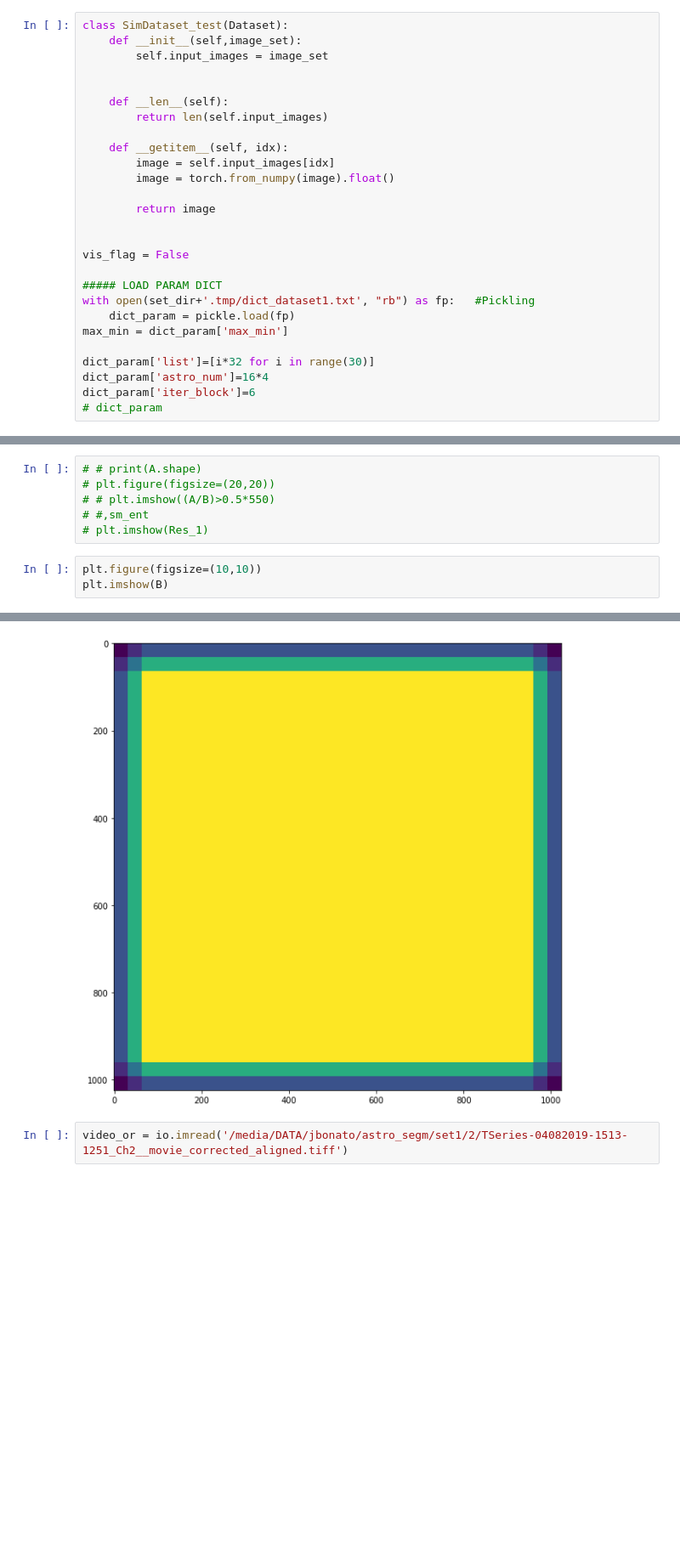
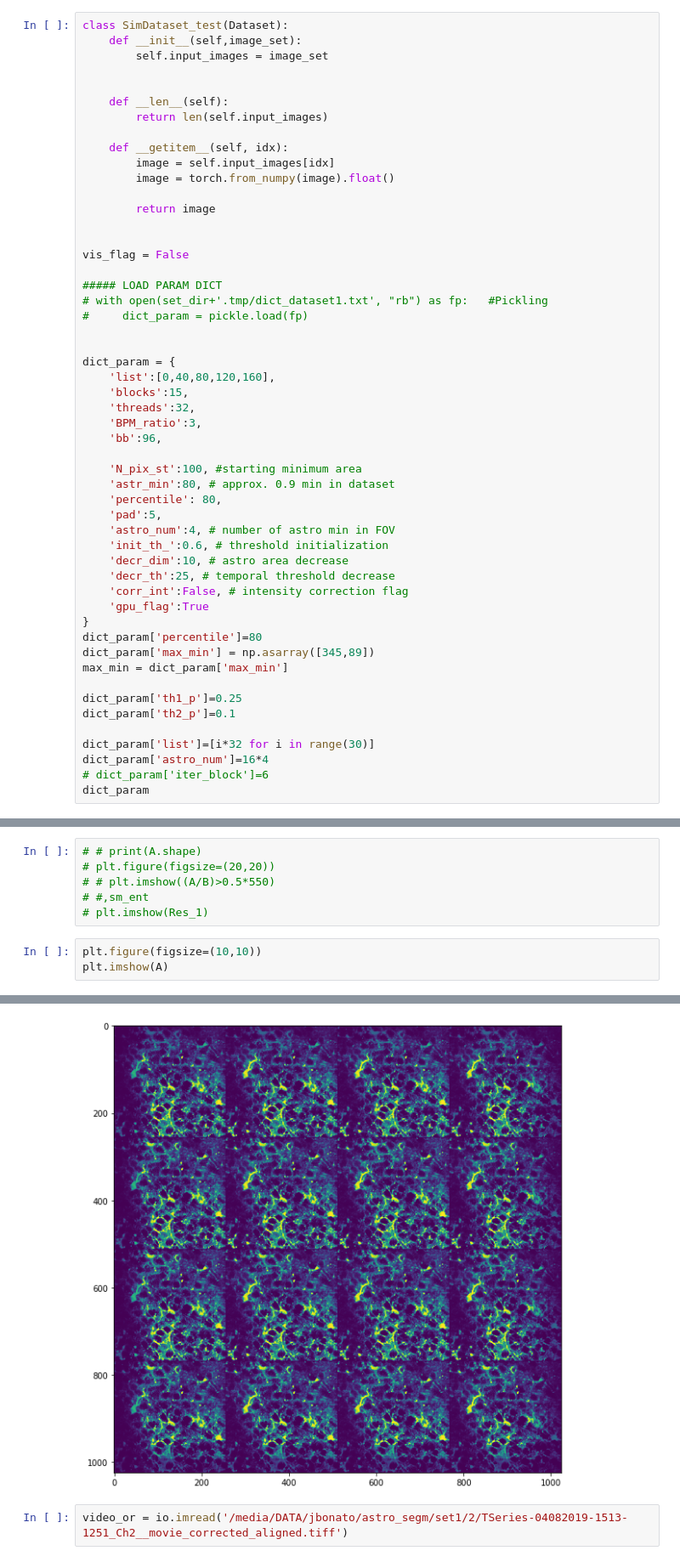
Before and after one commit to jbonato1/ASTRA, a Jupyter notebook: notebook/dev/Inference_Pipeline_meso.ipynb, the cells around one changed output, grey strips where cells are left out. Shown at 85% size. Cells and saved outputs as stored; diff of their text form; blank space fills up the shorter version.

```diff
--- a/notebook/dev/Inference_Pipeline_meso.ipynb
+++ b/notebook/dev/Inference_Pipeline_meso.ipynb
@@ -91,11 +91,36 @@ class SimDataset_test(Dataset):
 vis_flag = False
 
 ##### LOAD PARAM DICT
-with open(set_dir+'.tmp/dict_dataset1.txt', "rb") as fp:   #Pickling
-    dict_param = pickle.load(fp)
+# with open(set_dir+'.tmp/dict_dataset1.txt', "rb") as fp:   #Pickling
+#     dict_param = pickle.load(fp)
+
+
+dict_param = {
+    'list':[0,40,80,120,160],
+    'blocks':15,
+    'threads':32,
+    'BPM_ratio':3,
+    'bb':96,
+
+    'N_pix_st':100, #starting minimum area
+    'astr_min':80, # approx. 0.9 min in dataset
+    'percentile': 80,
+    'pad':5,
+    'astro_num':4, # number of astro min in FOV
+    'init_th_':0.6, # threshold initialization
+    'decr_dim':10, # astro area decrease
+    'decr_th':25, # temporal threshold decrease
+    'corr_int':False, # intensity correction flag
+    'gpu_flag':True
+}
+dict_param['percentile']=80
+dict_param['max_min'] = np.asarray([345,89])
 max_min = dict_param['max_min']
+
+dict_param['th1_p']=0.25
+dict_param['th2_p']=0.1
 
 dict_param['list']=[i*32 for i in range(30)]
 dict_param['astro_num']=16*4
-dict_param['iter_block']=6
-# dict_param
+# dict_param['iter_block']=6
+dict_param
@@ -1004,10 +1057,10 @@ Computing local thresholds
 # plt.imshow(Res_1)
 # %%
 plt.figure(figsize=(10,10))
-plt.imshow(B)
+plt.imshow(A)
 # %% [output]
 <matplotlib.image.AxesImage at 0x...>
-[figure, old version]
+[figure, new version]
 # %%
 video_or = io.imread('/media/DATA/jbonato/astro_segm/set1/2/TSeries-04082019-1513-1251_Ch2__movie_corrected_aligned.tiff')
 # %%
```
Also changed, not shown: parts of 10 cells of this notebook, 2 other files.
